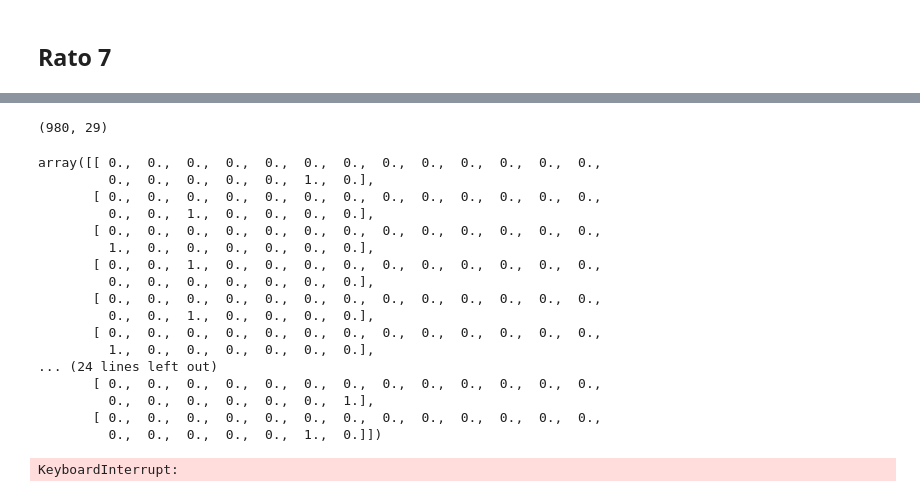
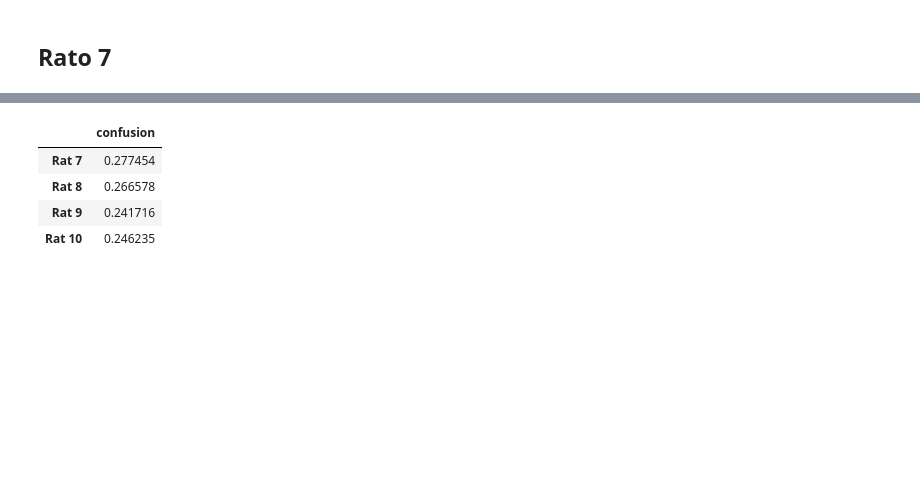
Before and after one commit to EstevaoUyra/Spikes, a Jupyter notebook: Similaridade na atividade neural 25_08- Via confusao do SVM.ipynb, the cells around one changed output, grey strips where cells are left out. Drawn from its saved outputs; the diff is of its cells as text; code cells hidden in the pictures; blank space fills up the shorter version.

```diff
--- a/Similaridade na atividade neural 25_08- Via confusao do SVM.ipynb
+++ b/Similaridade na atividade neural 25_08- Via confusao do SVM.ipynb
@@ -160,33 +70,0 @@ sns.heatmap(X[ytrial==16])
-# %%
-clf.support_vectors
-# %% [output]
-(980, 29)
-# %%
-confusionPerTrial[:,:,1]
-# %% [output]
-array([[ 0.,  0.,  0.,  0.,  0.,  0.,  0.,  0.,  0.,  0.,  0.,  0.,  0.,
-         0.,  0.,  0.,  0.,  0.,  1.,  0.],
-       [ 0.,  0.,  0.,  0.,  0.,  0.,  0.,  0.,  0.,  0.,  0.,  0.,  0.,
-         0.,  0.,  1.,  0.,  0.,  0.,  0.],
-       [ 0.,  0.,  0.,  0.,  0.,  0.,  0.,  0.,  0.,  0.,  0.,  0.,  0.,
-         1.,  0.,  0.,  0.,  0.,  0.,  0.],
-       [ 0.,  0.,  1.,  0.,  0.,  0.,  0.,  0.,  0.,  0.,  0.,  0.,  0.,
-         0.,  0.,  0.,  0.,  0.,  0.,  0.],
-       [ 0.,  0.,  0.,  0.,  0.,  0.,  0.,  0.,  0.,  0.,  0.,  0.,  0.,
-         0.,  0.,  1.,  0.,  0.,  0.,  0.],
-       [ 0.,  0.,  0.,  0.,  0.,  0.,  0.,  0.,  0.,  0.,  0.,  0.,  0.,
-         1.,  0.,  0.,  0.,  0.,  0.,  0.],
-... (24 lines left out)
-       [ 0.,  0.,  0.,  0.,  0.,  0.,  0.,  0.,  0.,  0.,  0.,  0.,  0.,
-         0.,  0.,  0.,  0.,  0.,  0.,  1.],
-       [ 0.,  0.,  0.,  0.,  0.,  0.,  0.,  0.,  0.,  0.,  0.,  0.,  0.,
-         0.,  0.,  0.,  0.,  0.,  1.,  0.]])
-# %%
-#plt.subplot(1,3,3)
-clf = SVC(C=15)
-sim = distanceGeneralization(getX(allt), allt['y'], allt['trial'], clf)
-if normalize:
-    sim = normRows(sim)
-sns.heatmap(sim)
-# %% [output]
-KeyboardInterrupt:
@@ -192,0 +76,8 @@ KeyboardInterrupt:
+# %%
+cross.applymap(lambda x: performanceFromConfusion(x,'kappa'))
+# %% [output]
+|  | confusion |
+| Rat 7 | 0.277454 |
+| Rat 8 | 0.266578 |
+| Rat 9 | 0.241716 |
+| Rat 10 | 0.246235 |
```
Also changed, not shown: parts of 23 cells of this notebook, 25 other files.
